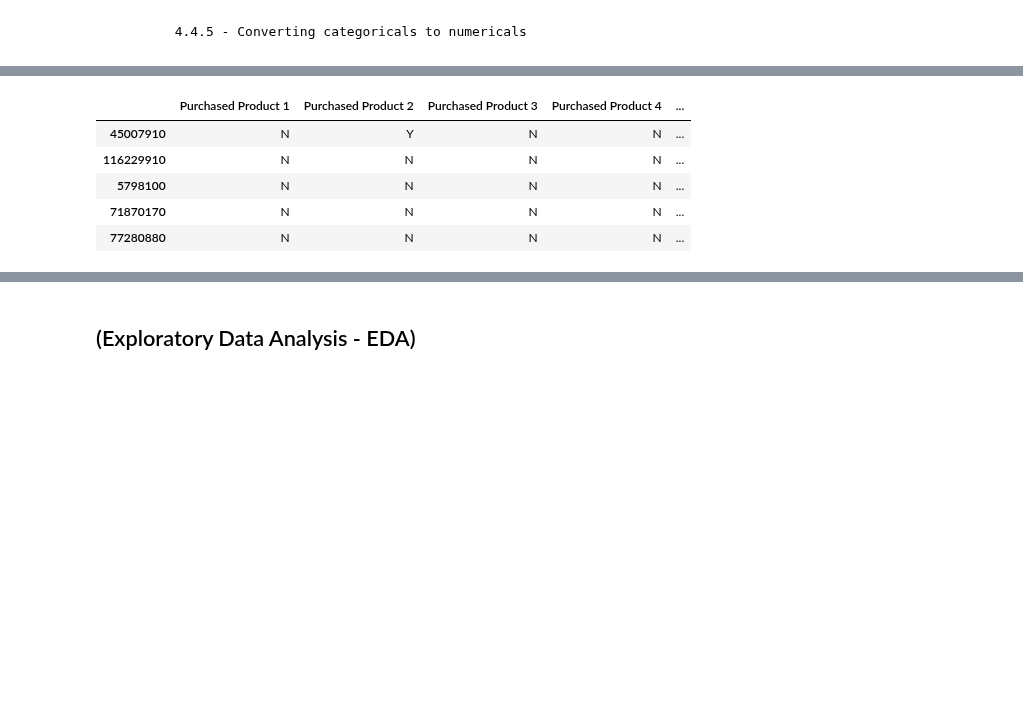
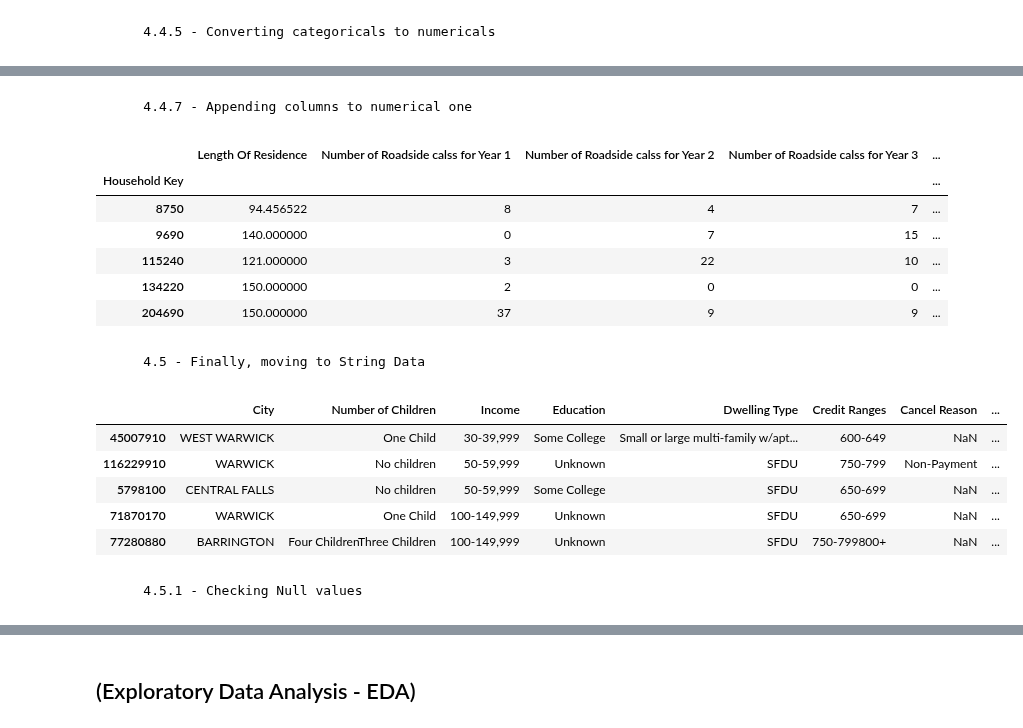
Before and after one commit to mllogeo/MLPGD_Capstone_Project, a Jupyter notebook: scripts/main.ipynb, the cells around one changed output, grey strips where cells are left out. Saved outputs shown, nothing was run; the diff lists cells and outputs as text; code cells hidden in the pictures; blank space fills up the shorter version.

```diff
--- a/scripts/main.ipynb
+++ b/scripts/main.ipynb
@@ -1015,4 +1028,4 @@ np.isnan(checkpoint_2[sequence[3]][c][idx])
-# %%
-           if np.isnan(checkpoint_2[sequence[3]][c][idx]): # if the given Household Key has a null value for the Mail Responder column
-
-                checkpoint_2[sequence[3]].at[idx, c] = checkpoint_2[sequence[0]]['Email Available'][idx] # we resort to the Email Available column to predict the null value for the given Household Key
+# %%
+for c in checkpoint_2[sequence[3]].columns: # For all columns on the given dataframe
+
+    checkpoint_2[sequence[3]][c] = checkpoint_2[sequence[3]][c].astype(int) # converting to iterger type
@@ -1019,9 +1034,47 @@ np.isnan(checkpoint_2[sequence[3]][c][idx])
+# %%
+new_values = []
+
+for idx in tqdm_notebook(checkpoint_2[sequence[3]].index, desc='Process Progress'): # For each row
+
+    total_amount = 0 # total amount of products bought in each row
+
+    for c in prod_cols: # In each Purchased Product Column
+
+        if checkpoint_2[sequence[3]][c][idx] == 1:
+
+            checkpoint_2[sequence[3]].at[idx, 'Household Purchased Product'] = 1
+
+            total_amount = total_amount + 1
+
+    new_values.append(total_amount)
+
+checkpoint_2[sequence[3]]['Total Number of Purchased Products'] = new_values
+# %% [markdown]
+        4.4.7 - Appending columns to numerical one
+# %%
+for c in checkpoint_2[sequence[3]].columns: # For all columns on the given dataframe
+
+    checkpoint_2[sequence[0]][c] = checkpoint_2[sequence[3]][c].values # concatenate the columns on the numerical dataframe
 # %%
-checkpoint_2[sequence[3]].head()
+checkpoint_2[sequence[0]].head()
 # %% [output]
-|  | Purchased Product 1 | Purchased Product 2 | Purchased Product 3 | Purchased Product 4 | ... |
-| 45007910 | N | Y | N | N | ... |
-| 116229910 | N | N | N | N | ... |
-| 5798100 | N | N | N | N | ... |
-| 71870170 | N | N | N | N | ... |
-| 77280880 | N | N | N | N | ... |
+|  | Length Of Residence | Number of Roadside calss for Year 1 | Number of Roadside calss for Year 2 | Number of Roadside calss for Year 3 | ... |
+| Household Key |  |  |  |  | ... |
+| 8750 | 94.456522 | 8 | 4 | 7 | ... |
+| 9690 | 140.000000 | 0 | 7 | 15 | ... |
+| 115240 | 121.000000 | 3 | 22 | 10 | ... |
+| 134220 | 150.000000 | 2 | 0 | 0 | ... |
+| 204690 | 150.000000 | 37 | 9 | 9 | ... |
+# %% [markdown]
+        4.5 - Finally, moving to String Data
+# %%
+checkpoint_2[sequence[4]].head()
+# %% [output]
+|  | City | Number of Children | Income | Education | Dwelling Type | Credit Ranges | Cancel Reason | ... |
+| 45007910 | WEST WARWICK | One Child | 30-39,999 | Some College | Small or large multi-family w/apt... | 600-649 | NaN | ... |
+| 116229910 | WARWICK | No children | 50-59,999 | Unknown | SFDU | 750-799 | Non-Payment | ... |
+| 5798100 | CENTRAL FALLS | No children | 50-59,999 | Some College | SFDU | 650-699 | NaN | ... |
+| 71870170 | WARWICK | One Child | 100-149,999 | Unknown | SFDU | 650-699 | NaN | ... |
+| 77280880 | BARRINGTON | Four ChildrenThree Children | 100-149,999 | Unknown | SFDU | 750-799800+ | NaN | ... |
+# %% [markdown]
+        4.5.1 - Checking Null values
```
Also changed, not shown: parts of 29 cells of this notebook.
